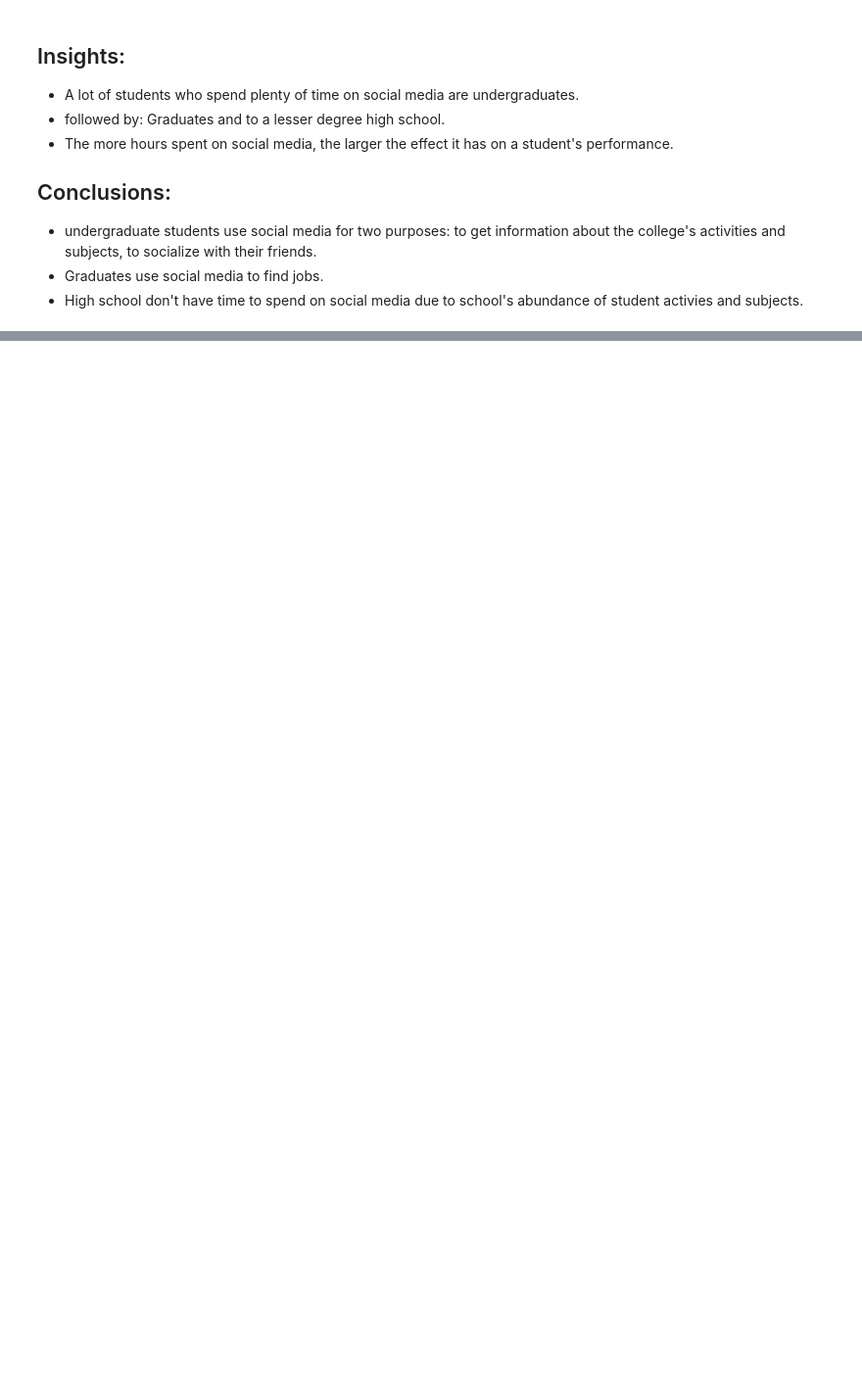
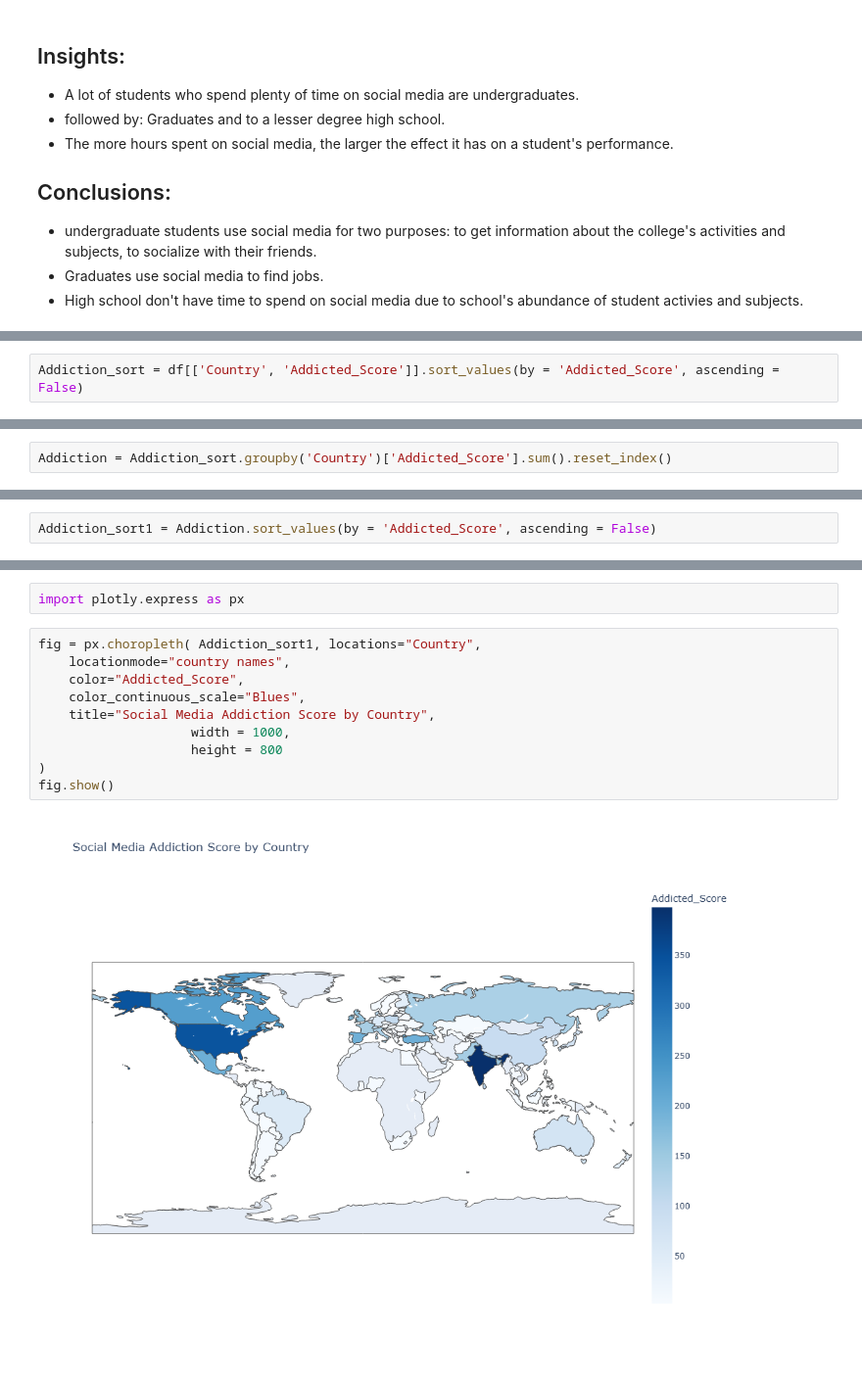
Before and after one commit to Fady-Foash97/Data-analysis-using-Pandas, a Jupyter notebook: Student social media addiction.ipynb, the cells around one changed output, grey strips where cells are left out. Shown: that part at 98% size. Drawn from its saved outputs; the diff is of its cells as text; blank space fills up the shorter version.

```diff
--- a/Student social media addiction.ipynb
+++ b/Student social media addiction.ipynb
@@ -119,0 +205,2 @@ plt.show()
+# %%
+Addiction_sort = df[['Country', 'Addicted_Score']].sort_values(by = 'Addicted_Score', ascending = False)
@@ -119,0 +223,2 @@ plt.show()
+# %%
+Addiction = Addiction_sort.groupby('Country')['Addicted_Score'].sum().reset_index()
@@ -119,0 +241,2 @@ plt.show()
+# %%
+Addiction_sort1 = Addiction.sort_values(by = 'Addicted_Score', ascending = False)
@@ -119,0 +259,14 @@ plt.show()
+# %%
+import plotly.express as px
+# %%
+fig = px.choropleth( Addiction_sort1, locations="Country",
+    locationmode="country names",
+    color="Addicted_Score",
+    color_continuous_scale="Blues",
+    title="Social Media Addiction Score by Country",
+                    width = 1000,
+                    height = 800
+)
+fig.show()
+# %% [output]
+[figure, added]
```
Also changed, not shown: parts of 14 cells of this notebook.
